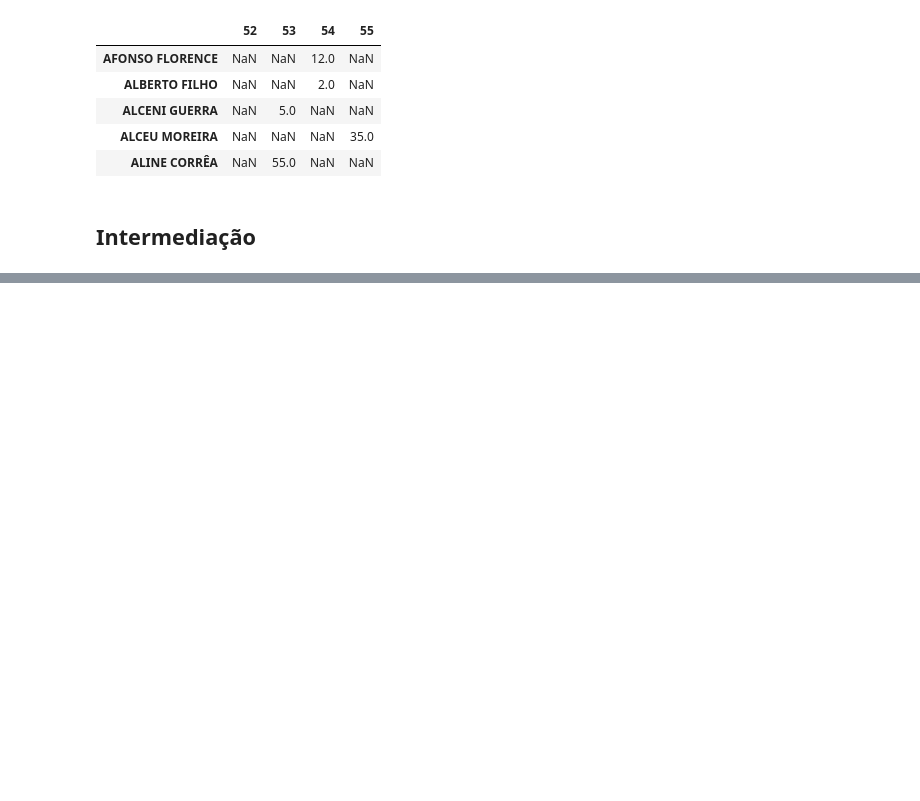
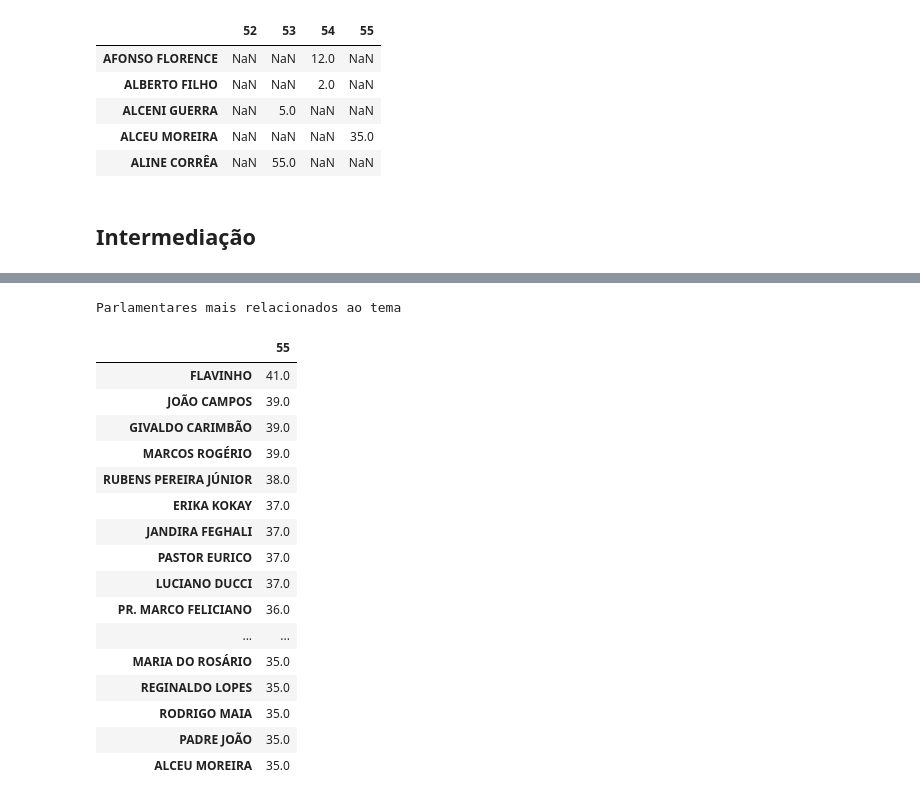
Before and after one commit to fernandascovino/rede-interesses-aborto, a Jupyter notebook: up-rede-interesses-aborto.ipynb, the cells around one changed output, grey strips where cells are left out. Saved outputs shown, nothing was run; the diff lists cells and outputs as text; code cells hidden in the pictures; blank space fills up the shorter version.

```diff
--- a/up-rede-interesses-aborto.ipynb
+++ b/up-rede-interesses-aborto.ipynb
@@ -433,7 +455,5 @@ for leg in [52,53,54,55]:
     G = Graphs[leg]
     bet = nx.betweenness_centrality(Graphs[leg])
     bet = sorted(bet.items(), key=operator.itemgetter(1), reverse=1)
-
-    betweenness = df.merge(pd.DataFrame(create_viz_network(G)[1]).rename(columns={'Grau':leg}),left_index=True,right_index=True,how='outer')
-
-betweenness
+    df = pd.DataFrame.from_records(bet).rename(columns={0:'Deputado(a)',1:leg}).set_index('Deputado(a)')
+    betweenness = betweenness.merge(df,left_index=True,right_index=True,how='outer')
@@ -502,0 +469,15 @@ a = nx.betweenness_centrality(Graphs[53])
+# %%
+def informations_by_id(leg):
+
+    ### Graph
+    offline.iplot(create_viz_network(Graphs[leg])[0])
+
+    ### Degree
+    degrees_leg = degrees.loc[:,[leg]].sort_values(leg,ascending=False)
+
+    ### Betweenness
+    betweenness_leg = betweenness.loc[:,[leg]].sort_values(leg,ascending=False)
+
+    return degrees_leg, betweenness_leg
+# %%
+result = informations_by_id(55)
@@ -502,0 +486,22 @@ a = nx.betweenness_centrality(Graphs[53])
+# %%
+print('Parlamentares mais relacionados ao tema')
+result[0].head(20)
+# %% [output]
+Parlamentares mais relacionados ao tema
+|  | 55 |
+| FLAVINHO | 41.0 |
+| JOÃO CAMPOS | 39.0 |
+| GIVALDO CARIMBÃO | 39.0 |
+| MARCOS ROGÉRIO | 39.0 |
+| RUBENS PEREIRA JÚNIOR | 38.0 |
+| ERIKA KOKAY | 37.0 |
+| JANDIRA FEGHALI | 37.0 |
+| PASTOR EURICO | 37.0 |
+| LUCIANO DUCCI | 37.0 |
+| PR. MARCO FELICIANO | 36.0 |
+| ... | ... |
+| MARIA DO ROSÁRIO | 35.0 |
+| REGINALDO LOPES | 35.0 |
+| RODRIGO MAIA | 35.0 |
+| PADRE JOÃO | 35.0 |
+| ALCEU MOREIRA | 35.0 |
```
Also changed, not shown: parts of 18 cells of this notebook.
